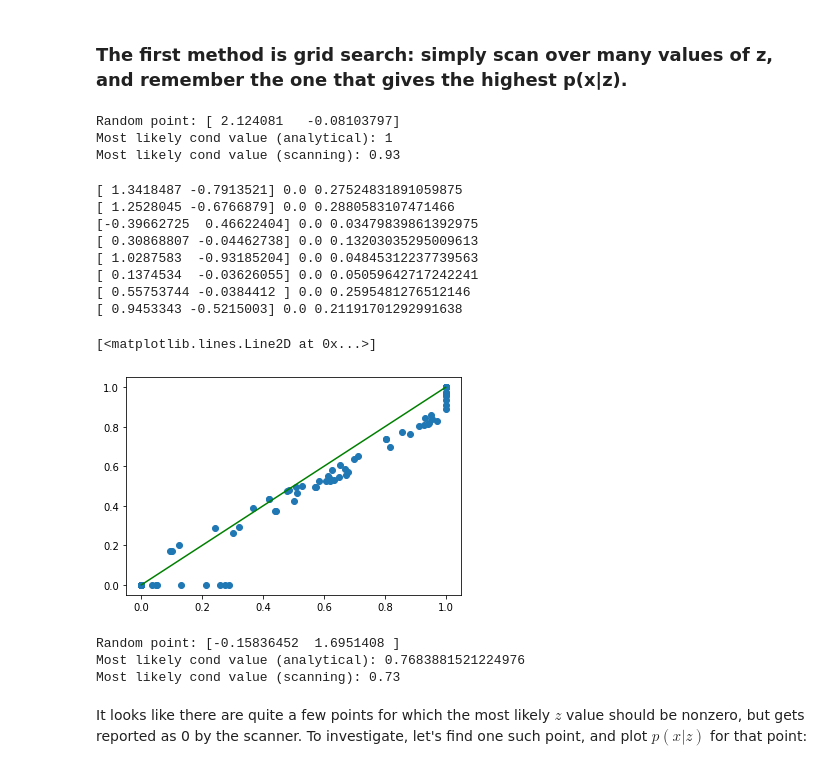
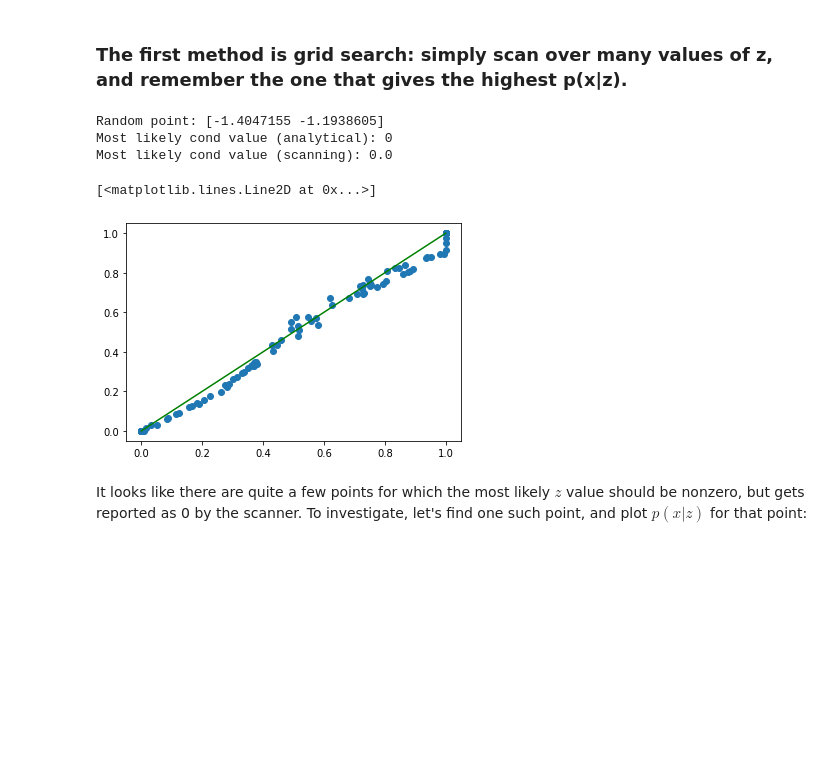
Before and after one commit to haoxing-du/ToyFlow, a Jupyter notebook: scripts/toy_conditional_haoxing.ipynb, the cells around one changed output. Drawn from its saved outputs; the diff is of its cells as text; code cells hidden in the pictures; blank space fills up the shorter version.

Commit message:
edge effect, overlay analytical likelihood, scipy optimize

```diff
--- a/scripts/toy_conditional_haoxing.ipynb
+++ b/scripts/toy_conditional_haoxing.ipynb
@@ -185,7 +185,7 @@ class FFJORD(keras.Model):
 # %%
 LR = 1e-2
 NUM_EPOCHS = 20
-STACKED_FFJORDS = 4 #Number of stacked transformations
+STACKED_FFJORDS = 1 #Number of stacked transformations
 NUM_LAYERS = 8 #Hiddden layers per bijector
 NUM_OUTPUT = 2 #Output dimension
 NUM_HIDDEN = 4*NUM_OUTPUT #Hidden layer node size
@@ -196,7 +196,7 @@ DATASET_SIZE = 1024 * 8
 BATCH_SIZE = 256
 
 # Generate conditional values from the uniform distribution [0,1]
-constrain = np.random.uniform(0, 1, (DATASET_SIZE,1))
+constrain = np.random.uniform(-0.5, 1.5, (DATASET_SIZE,1))
 
 # Generate samples from Gaussians centered at the conditional value with std 1
 samples = np.empty([DATASET_SIZE,2]).astype(np.float32)
@@ -427,55 +418,32 @@ print(f"Random point: {random_point}")
 print(f"Most likely cond value (analytical): {c_max_math}")
 print(f"Most likely cond value (scanning): {c_max}")
 # %% [output]
-Random point: [ 2.124081   -0.08103797]
-Most likely cond value (analytical): 1
-Most likely cond value (scanning): 0.93
+Random point: [-1.4047155 -1.1938605]
+Most likely cond value (analytical): 0
+Most likely cond value (scanning): 0.0
-# %%
-N = 1000
-
-xs = np.linspace(0, 1, N+1)
-ys = np.ones(N+1)*0.5
-points = np.stack((xs, ys), axis=-1).astype(np.float32)
-
-c_maxs = []
-c_max_maths = []
-
-for point in points:
-    c_maxs.append(scanner(point, N))
-    c_max_maths.append(mle_math(point))
-
-plt.plot(c_max_maths, c_maxs)
 # %%
-N = 1000
+N = 500
 n_points = 100
 
-points = np.random.uniform(-1, 2, (n_points,2)).astype(np.float32)
+points = np.random.uniform(-0.5, 1.5, (n_points,2)).astype(np.float32)
 #print(points)
 
 c_maxs = []
 c_max_maths = []
 
 for point in points:
     c_max = scanner(point, N)
     c_max_math = mle_math(point)
     c_maxs.append(c_max)
     c_max_maths.append(c_max_math)
-    if c_max == 0 and c_max_math != 0:
-        print(point, c_max, c_max_math)
+    #if c_max_math<0.1:
+    #    print(point, c_max, c_max_math)
 
 plt.scatter(c_max_maths, c_maxs)
 plt.plot([0,0.5,1], [0,0.5,1], c='green')
 # %% [output]
-[ 1.3418487 -0.7913521] 0.0 0.27524831891059875
-[ 1.2528045 -0.6766879] 0.0 0.2880583107471466
-[-0.39662725  0.46622404] 0.0 0.03479839861392975
-[ 0.30868807 -0.04462738] 0.0 0.13203035295009613
-[ 1.0287583  -0.93185204] 0.0 0.04845312237739563
-[ 0.1374534  -0.03626055] 0.0 0.05059642717242241
-[ 0.55753744 -0.0384412 ] 0.0 0.2595481276512146
-[ 0.9453343 -0.5215003] 0.0 0.21191701292991638
+[<matplotlib.lines.Line2D at 0x...>]
-[<matplotlib.lines.Line2D at 0x...>]
-[figure, old version]
+[figure, new version]
 # %%
 random_point = np.random.uniform(-1, 2, (2,)).astype(np.float32)
 
@@ -484,9 +452,5 @@ c_max_math = mle_math(random_point)
 print(f"Random point: {random_point}")
 print(f"Most likely cond value (analytical): {c_max_math}")
 print(f"Most likely cond value (scanning): {c_max}")
-# %% [output]
-Random point: [-0.15836452  1.6951408 ]
-Most likely cond value (analytical): 0.7683881521224976
-Most likely cond value (scanning): 0.73
 # %% [markdown]
 It looks like there are quite a few points for which the most likely $z$ value should be nonzero, but gets reported as 0 by the scanner. To investigate, let's find one such point, and plot $p(x|z)$ for that point:
```
Also changed, not shown: parts of 26 cells of this notebook.
